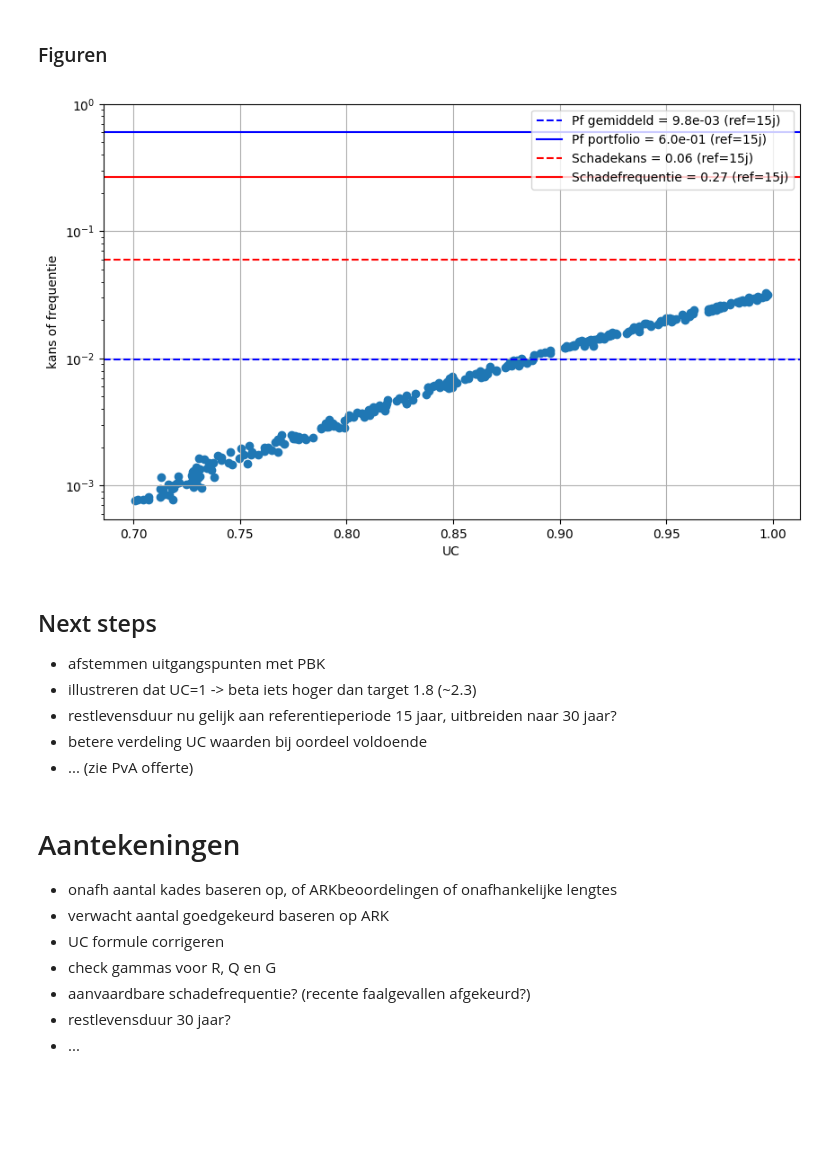
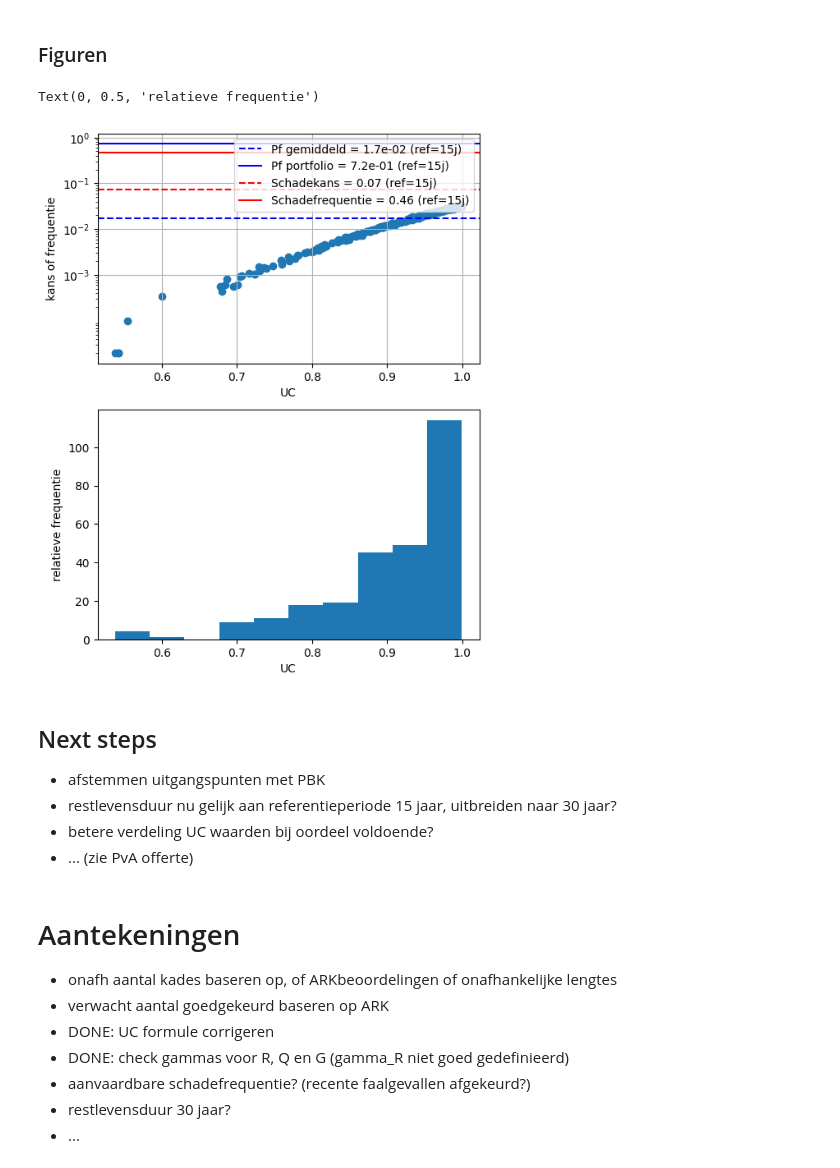
Before and after one commit to timoschweckendiek/Portfolio, a Jupyter notebook: Portfolio.ipynb, the cells around one changed output. Cells and saved outputs as stored; diff of their text form; code cells hidden in the pictures; blank space fills up the shorter version.

```diff
--- a/Portfolio.ipynb
+++ b/Portfolio.ipynb
@@ -101,21 +103,26 @@ def Get_P_for_UC(UC, V_R, gamma_R, V_Q, gamma_Q):  # bepaal p (design parameter)
 De partiele factoren in NEN 8700 zijn gekoppeld aan de gevolgklasse en de belastingsituatie.
 # %%
 gamma_R = 1.1  # CC1b
-gamma_Q = 1.05  # CC1b
+gamma_Q = 1.05  # CC1b (6.10b)
+gamma_G = 1.00  # CC1b (6.10b)
 # %% [markdown]
 ## Analyse
 # %% [markdown]
 ### Faalkansanalyse (MCS met numpy)
 #### Realisaties stochasten en evaluatie grenstoestandsfunctie
 # %%
-p_range = Get_P_for_UC(UC_range, V_R, gamma_R, V_Q, gamma_Q)
+from scipy.stats import truncnorm, expon
+
+p_range = Get_P_for_UC(UC_range, V_R, gamma_R, V_Q, gamma_Q, gamma_G)
 # p = 1.50  # design parameter ('verhouding sterkte versus belasting gemiddeld')
 
 n_mcs = int(5e+4)  # aantal realisaties in Monte Carlo analyse
 
-np.random.seed(None)
-UC = np.random.uniform(UC_range.min(), UC_range.max(), n_con)
-p = Get_P_for_UC(UC, V_R, gamma_R, V_Q, gamma_Q)
+# UC = np.random.uniform(UC_range.min(), UC_range.max(), n_con)
+# UC = truncnorm.rvs(UC_range.min(), UC_range.max(), loc=1.0, scale=((UC_range.max()-UC_range.min())/3), size=n_con)
+UC = UC_range.max() - expon.rvs(loc=0.0, scale=((UC_range.max()-UC_range.min())/3), size=n_con)
+
+p = Get_P_for_UC(UC, V_R, gamma_R, V_Q, gamma_Q, gamma_G)
 mR = np.random.randn(n_mcs) * V_mR + 1.0
 R = np.random.randn(n_mcs, n_con) * V_R + 1.0
 mQ = np.random.randn(n_mcs) * V_mQ + 1.0
@@ -182,43 +189,45 @@ Verwachtingswaarde schades (per jaar): 0.018 (benadering)
 # %%
 import matplotlib.pyplot as plt
 
 def plot_loghist(x, bins):
   hist, bins = np.histogram(x, bins=[1])
   logbins = np.logspace(np.log10(bins[0]),np.log10(bins[-1]),len(bins))
   plt.hist(x, bins=logbins)
   plt.xscale('log')
 
-fig, ax = plt.subplots()
+fig, ax = plt.subplots(nrows=2, ncols=1, figsize=(6, 8))
 # plot_loghist(Pf_con, 10)
 # ax.set_xticks([1e-4, 1e-3, 1e-2, 0.1, 1])
-plt.scatter(UC,Pf_con)
-plt.yscale('log')
-ax.axhline(y = Pf_con_gem, color = 'b', linestyle = '--', label = 'Pf gemiddeld = %1.1e (ref=15j)'%Pf_con_gem)
-ax.axhline(y = Pf_port, color = 'b', linestyle = '-', label = 'Pf portfolio = %1.1e (ref=15j)'%Pf_port)
-ax.axhline(y = PD_port, color = 'r', linestyle = '--', label = 'Schadekans = %.2f (ref=15j)'%PD_port)
-ax.axhline(y = ED_port, color = 'r', linestyle = '-', label = 'Schadefrequentie = %.2f (ref=15j)'%ED_port)
-ax.set_yticks([1e-3, 1e-2, 0.1, 1])
-ax.set_xlabel('UC')
-ax.set_ylabel('kans of frequentie')
-fig.set_size_inches(10, 6)
-plt.legend(loc='upper right')
-plt.grid()
-plt.show()
+ax[0].scatter(UC,Pf_con)
+ax[0].set_yscale('log')
+ax[0].axhline(y = Pf_con_gem, color = 'b', linestyle = '--', label = 'Pf gemiddeld = %1.1e (ref=15j)'%Pf_con_gem)
+ax[0].axhline(y = Pf_port, color = 'b', linestyle = '-', label = 'Pf portfolio = %1.1e (ref=15j)'%Pf_port)
+ax[0].axhline(y = PD_port, color = 'r', linestyle = '--', label = 'Schadekans = %.2f (ref=15j)'%PD_port)
+ax[0].axhline(y = ED_port, color = 'r', linestyle = '-', label = 'Schadefrequentie = %.2f (ref=15j)'%ED_port)
+ax[0].set_yticks([1e-3, 1e-2, 0.1, 1])
+ax[0].set_xlabel('UC')
+ax[0].set_ylabel('kans of frequentie')
+ax[0].legend(loc='upper right')
+ax[0].grid()
+
+ax[1].hist(UC)
+ax[1].set_xlabel('UC')
+ax[1].set_ylabel('relatieve frequentie')
 # %% [output]
+Text(0, 0.5, 'relatieve frequentie')
-[figure, old version]
+[figure, new version]
 # %% [markdown]
 ## Next steps
 - afstemmen uitgangspunten met PBK
-- illustreren dat UC=1 -> beta iets hoger dan target 1.8 (~2.3)
 - restlevensduur nu gelijk aan referentieperiode 15 jaar, uitbreiden naar 30 jaar?
-- betere verdeling UC waarden bij oordeel voldoende
+- betere verdeling UC waarden bij oordeel voldoende?
 - ... (zie PvA offerte)
 # %% [markdown]
 # Aantekeningen
 - onafh aantal kades baseren op, of ARKbeoordelingen of onafhankelijke lengtes
 - verwacht aantal goedgekeurd baseren op ARK
-- UC formule corrigeren
-- check gammas voor R, Q en G
+- DONE: UC formule corrigeren
+- DONE: check gammas voor R, Q en G (gamma_R niet goed gedefinieerd)
 - aanvaardbare schadefrequentie? (recente faalgevallen afgekeurd?)
 - restlevensduur 30 jaar?
 - ...
```
Also changed, not shown: parts of 5 cells of this notebook.
